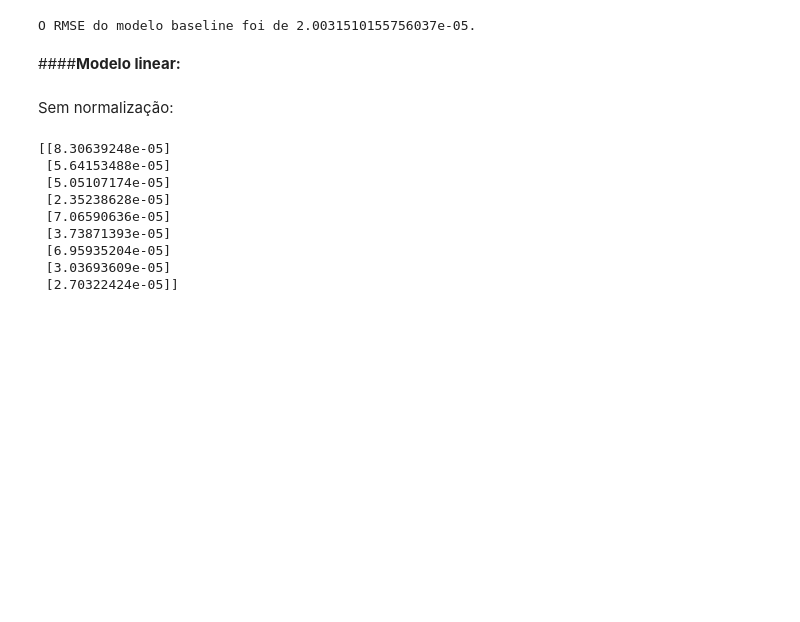
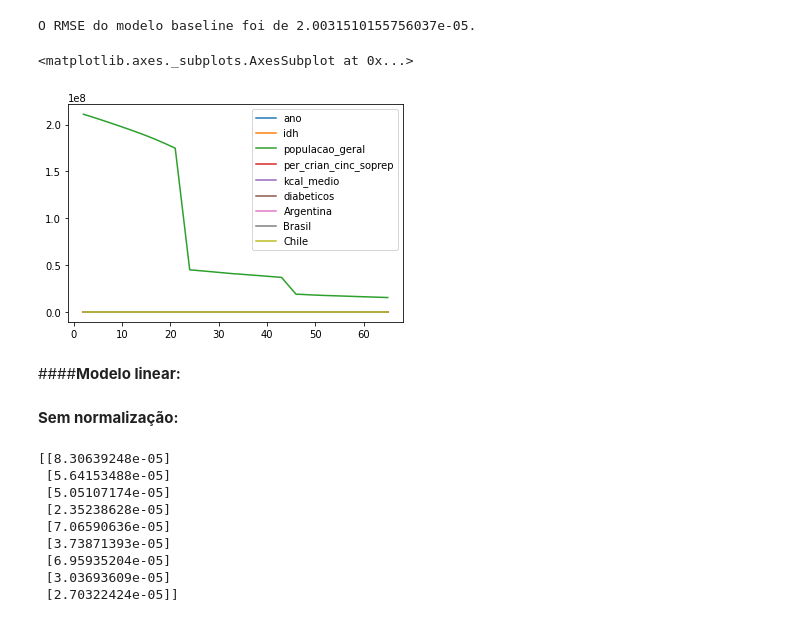
Before and after one commit to barbaraperez/Estudo-do-diabetes, a Jupyter notebook: machine_learning.ipynb, the cells around one changed output. Cells and saved outputs as stored; diff of their text form; code cells hidden in the pictures; blank space fills up the shorter version.

```diff
--- a/machine_learning.ipynb
+++ b/machine_learning.ipynb
@@ -347,10 +335,16 @@ RMSE = mean_squared_error(y_verdadeiro, y_previsao, squared=False)
 print(f"O RMSE do modelo baseline foi de {RMSE}.")
 # %% [output]
 O RMSE do modelo baseline foi de 2.0031510155756037e-05.
+# %%
+df_atualizado.plot(use_index=True, y=['ano', 'idh', 'populacao_geral', 'per_crian_cinc_soprep',
+       'kcal_medio', 'diabeticos', 'Argentina', 'Brasil','Chile'])
+# %% [output]
+<matplotlib.axes._subplots.AxesSubplot at 0x...>
+[figure, added]
 # %% [markdown]
 ####**Modelo linear:**
-# %% [markdown]
-Sem normalização:
+# %% [markdown]
+**Sem normalização:**
 # %%
 from sklearn.linear_model import LinearRegression
 
```
Also changed, not shown: parts of 56 cells of this notebook.
